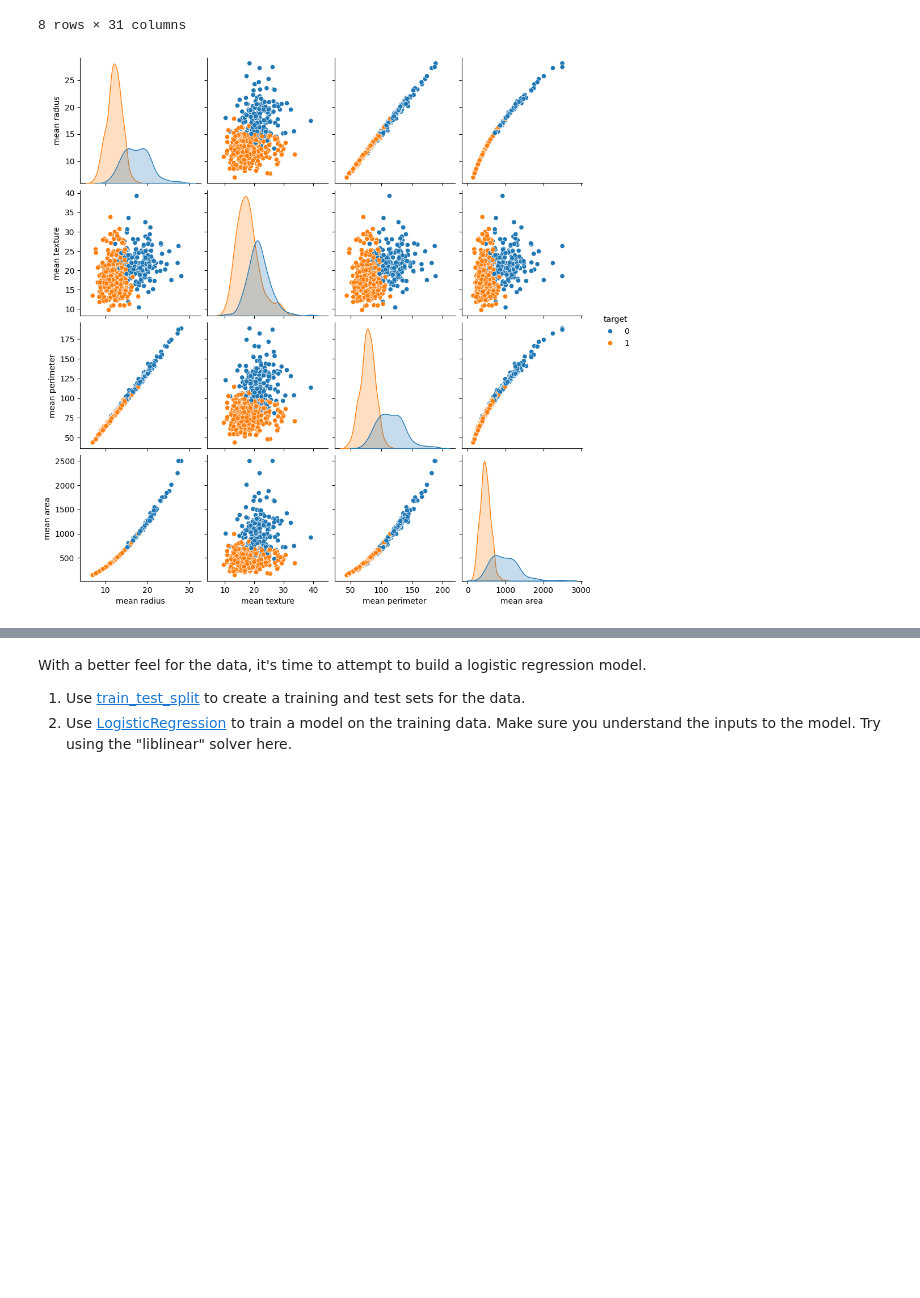
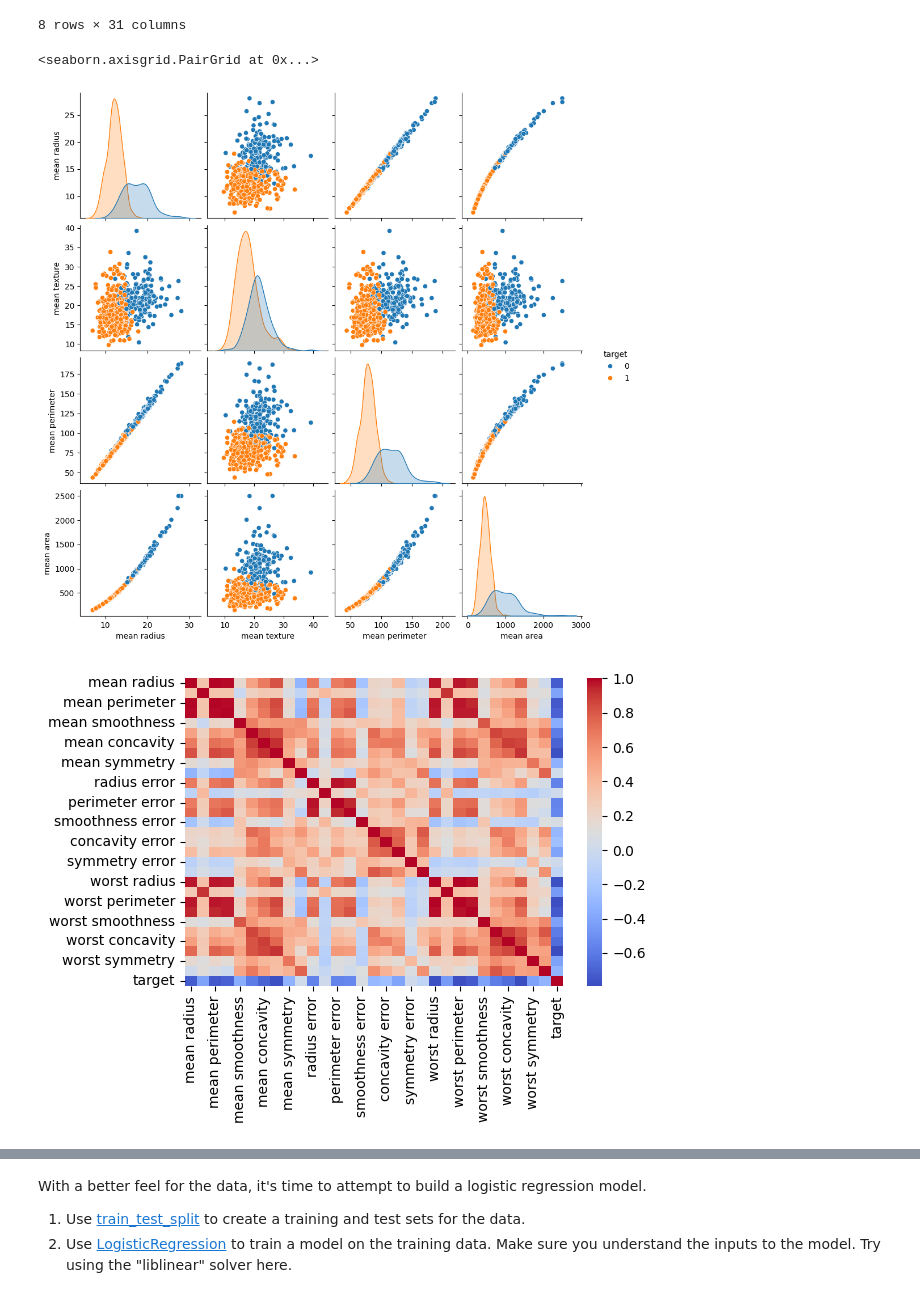
Before and after one commit to sranga/CleaningData, a Jupyter notebook: Student_MLE_MiniProject_Logistic_Regression.ipynb, the cells around one changed output, grey strips where cells are left out. Saved outputs shown, nothing was run; the diff lists cells and outputs as text; code cells hidden in the pictures; blank space fills up the shorter version.

```diff
--- a/Student_MLE_MiniProject_Logistic_Regression.ipynb
+++ b/Student_MLE_MiniProject_Logistic_Regression.ipynb
@@ -111,10 +111,18 @@ df.describe()
 8 rows × 31 columns
 # %%
 # Create a pairplot for the first few features
-plt = sns.pairplot(df[['mean radius', 'mean texture', 'mean perimeter', 'mean area', 'target']], hue='target')
+sns.pairplot(df[['mean radius', 'mean texture', 'mean perimeter', 'mean area', 'target']], hue='target')
 # %% [output]
+<seaborn.axisgrid.PairGrid at 0x...>
 [figure]
 # %%
 # Create a correlation coefficeint heatmap
+corr_matrix = df.corr()
+sns.heatmap(corr_matrix, cmap="coolwarm")
+
+plt.tight_layout()
+plt.show()
+# %% [output]
+[figure, added]
 # %%
 # Create a boxplot for mean radius by target type
```
Also changed, not shown: parts of 11 cells of this notebook.
